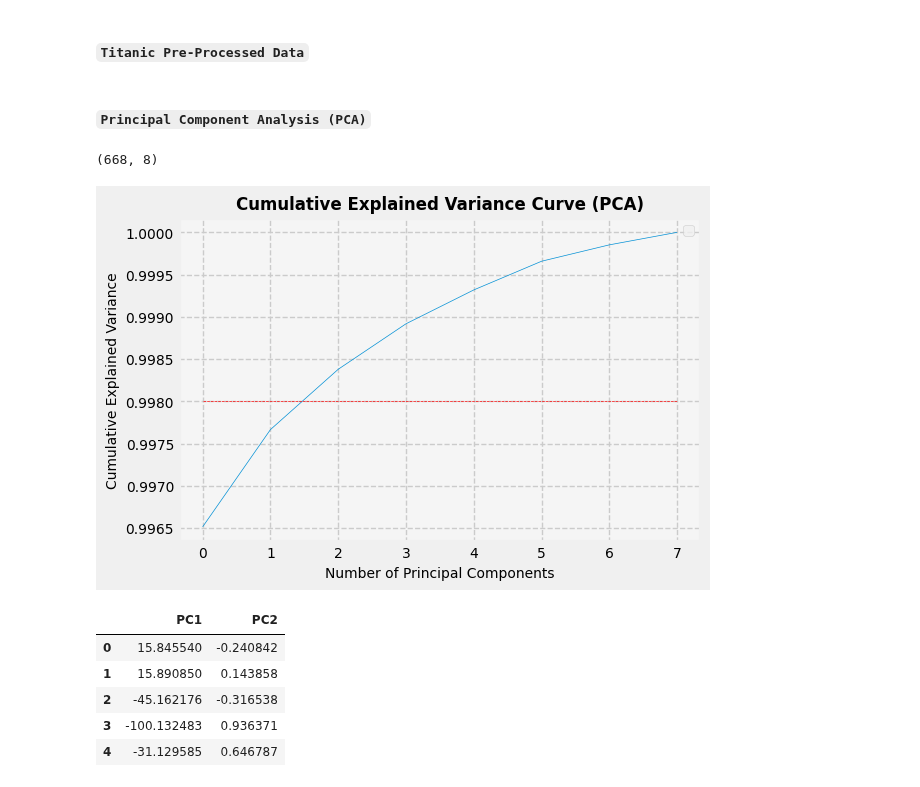
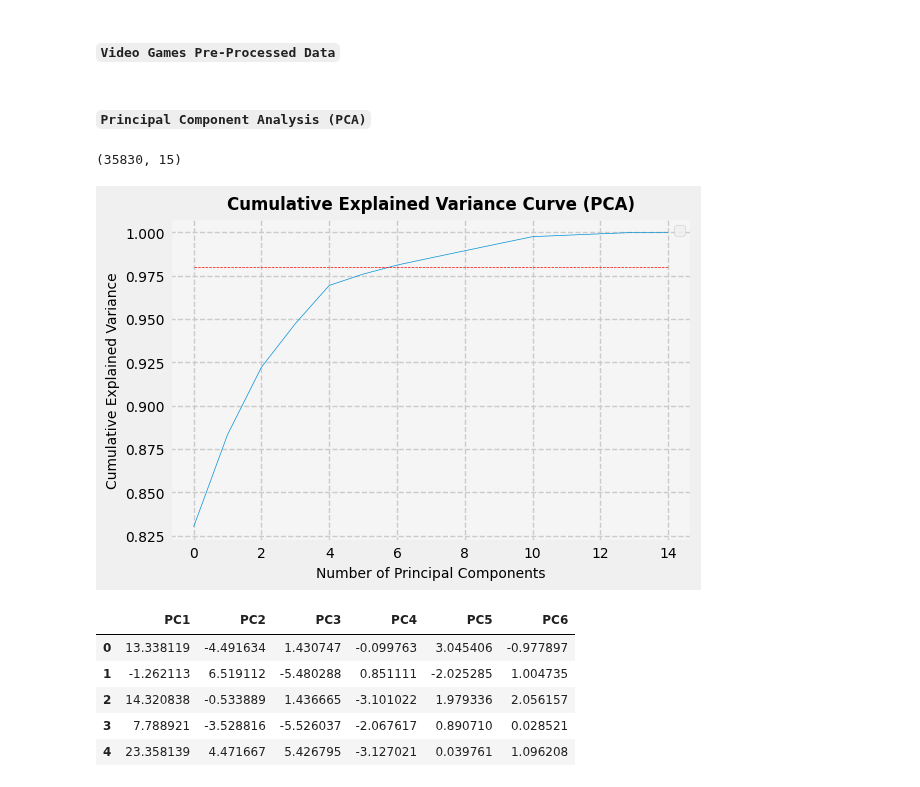
Before and after one commit to sranillac/SRC_UniOvi, a Jupyter notebook: ML-IA/src/VideoGames/SRC_Dimension_Reduction_VideoGames.ipynb, the cells around one changed output. Saved outputs shown, nothing was run; the diff lists cells and outputs as text; code cells hidden in the pictures.

```diff
--- a/ML-IA/src/VideoGames/SRC_Dimension_Reduction_VideoGames.ipynb
+++ b/ML-IA/src/VideoGames/SRC_Dimension_Reduction_VideoGames.ipynb
@@ -20,13 +20,13 @@ import warnings
 warnings.filterwarnings("ignore", category = UserWarning)
 warnings.filterwarnings("ignore", category = FutureWarning)
 # %% [markdown]
-#### ``Titanic Pre-Processed Data``
+#### ``Video Games Pre-Processed Data``
 # %%
 # Titanic Pre-Processed data
-X_train = pd.read_pickle('https://raw.githubusercontent.com/sranillac/SRC_UniOvi/refs/heads/main/ML-IA/data/Titanic/X_Train_Titanic.pkl')
-X_test = pd.read_pickle('https://raw.githubusercontent.com/sranillac/SRC_UniOvi/refs/heads/main/ML-IA/data/Titanic/X_Test_Titanic.pkl')
-Y_train = pd.read_pickle('https://raw.githubusercontent.com/sranillac/SRC_UniOvi/refs/heads/main/ML-IA/data/Titanic/Y_Train_Titanic.pkl')
-Y_test = pd.read_pickle('https://raw.githubusercontent.com/sranillac/SRC_UniOvi/refs/heads/main/ML-IA/data/Titanic/Y_Test_Titanic.pkl')
+X_train = pd.read_pickle('https://raw.githubusercontent.com/sranillac/SRC_UniOvi/refs/heads/main/ML-IA/data/VideoGames/X_Train_VideoGames.pkl')
+X_test = pd.read_pickle('https://raw.githubusercontent.com/sranillac/SRC_UniOvi/refs/heads/main/ML-IA/data/VideoGames/X_Test_VideoGames.pkl')
+Y_train = pd.read_pickle('https://raw.githubusercontent.com/sranillac/SRC_UniOvi/refs/heads/main/ML-IA/data/VideoGames/Y_Train_VideoGames.pkl')
+Y_test = pd.read_pickle('https://raw.githubusercontent.com/sranillac/SRC_UniOvi/refs/heads/main/ML-IA/data/VideoGames/Y_Test_VideoGames.pkl')
 # %% [markdown]
 #### ``Principal Component Analysis (PCA)``
 # %%
@@ -35,38 +35,38 @@ pca = PCA()
 x_train_pca = pca.fit_transform(X_train)
 x_train_pca.shape
 # %% [output]
-(668, 8)
+(35830, 15)
 # %%
 # PCA - Explained Variance Ratio
 fig = plt.figure(figsize = (6, 4))
 ax = fig.gca()
 ax.set_facecolor('whitesmoke')
 plt.plot(pca.explained_variance_ratio_.cumsum(), linewidth = 0.5)
-plt.plot(np.ones((X_train.shape[1], 1)) * 0.998, 'r--', linewidth = 0.5)
+plt.plot(np.ones((X_train.shape[1], 1)) * 0.98, 'r--', linewidth = 0.5)
 plt.grid(linestyle = '--')
 plt.title('Cumulative Explained Variance Curve (PCA)', fontsize = 12, fontweight = 'bold')
 plt.ylabel('Cumulative Explained Variance', fontsize = 10)
 ax.tick_params(axis = 'y', labelsize = 10)
 plt.xlabel('Number of Principal Components', fontsize = 10)
 ax.tick_params(axis = 'x', labelsize = 10)
 legend = plt.legend(prop = {'size': 10}, frameon = True, loc = 'upper right')
 legend.get_frame().set_linewidth(0.5)
-# Number of components to consider (>99,98% variance explained - aprox. 2)
+# Number of components to consider (>98% variance explained - aprox. 6)
 # %% [output]
-[figure, old version]
+[figure, new version]
 # %%
 # Dimensionality Reduction - PCA
-pca = PCA(n_components = 2)
+pca = PCA(n_components = 6)
 X_train_pca = pca.fit_transform(X_train)
 X_train_pca = pd.DataFrame(X_train_pca, columns = [f'PC{i+1}' for i in range(X_train_pca.shape[1])])
 X_train_pca.head()
 # %% [output]
-|  | PC1 | PC2 |
-| 0 | 15.845540 | -0.240842 |
-| 1 | 15.890850 | 0.143858 |
-| 2 | -45.162176 | -0.316538 |
-| 3 | -100.132483 | 0.936371 |
-| 4 | -31.129585 | 0.646787 |
+|  | PC1 | PC2 | PC3 | PC4 | PC5 | PC6 |
+| 0 | 13.338119 | -4.491634 | 1.430747 | -0.099763 | 3.045406 | -0.977897 |
+| 1 | -1.262113 | 6.519112 | -5.480288 | 0.851111 | -2.025285 | 1.004735 |
+| 2 | 14.320838 | -0.533889 | 1.436665 | -3.101022 | 1.979336 | 2.056157 |
+| 3 | 7.788921 | -3.528816 | -5.526037 | -2.067617 | 0.890710 | 0.028521 |
+| 4 | 23.358139 | 4.471667 | 5.426795 | -3.127021 | 0.039761 | 1.096208 |
 # %%
 # PCA transformation to the test data
 X_test_pca = pca.transform(X_test)
```
Also changed, not shown: parts of 9 cells of this notebook, 2 other files.
